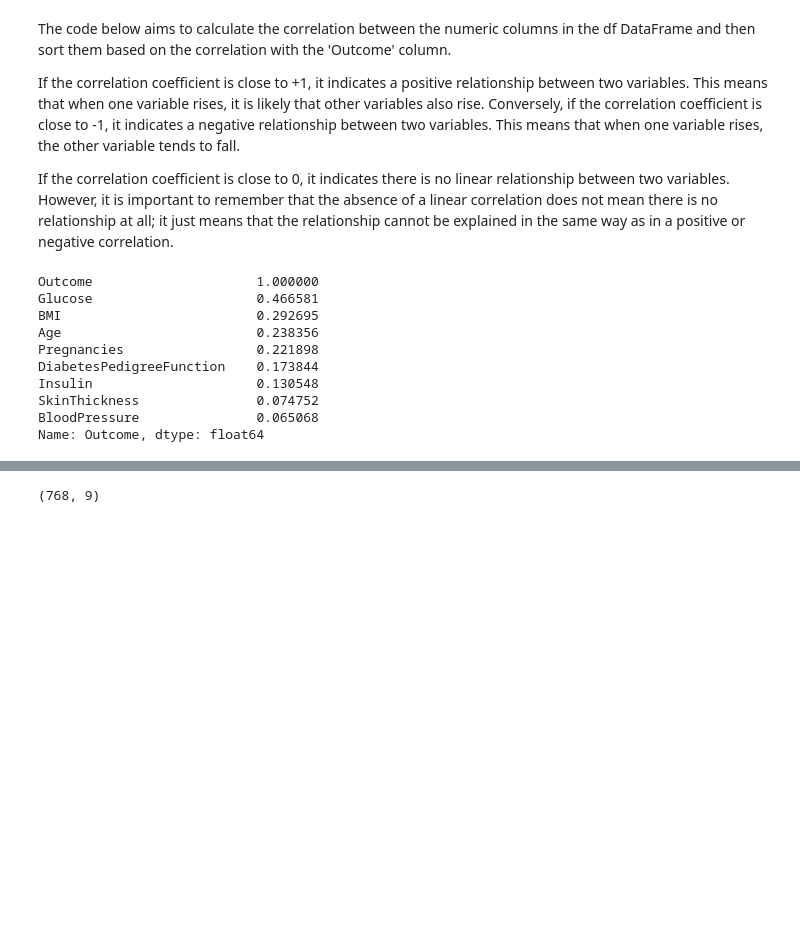
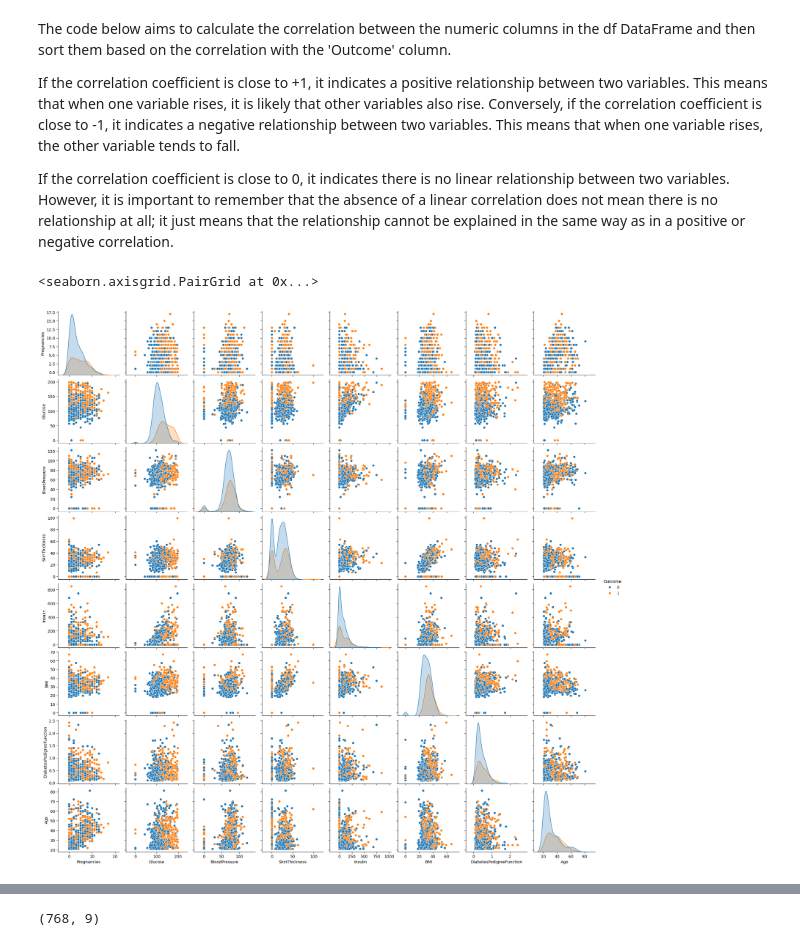
Before and after one commit to SyarifulMsth/predictive-analysis-of-diabetes, a Jupyter notebook: Notebook.ipynb, the cells around one changed output, grey strips where cells are left out. Saved outputs shown, nothing was run; the diff lists cells and outputs as text; code cells hidden in the pictures; blank space fills up the shorter version.

```diff
--- a/Notebook.ipynb
+++ b/Notebook.ipynb
@@ -166,17 +166,9 @@ The code below aims to calculate the correlation between the numeric columns in
 If the correlation coefficient is close to +1, it indicates a positive relationship between two variables. This means that when one variable rises, it is likely that other variables also rise. Conversely, if the correlation coefficient is close to -1, it indicates a negative relationship between two variables. This means that when one variable rises, the other variable tends to fall.
 
 If the correlation coefficient is close to 0, it indicates there is no linear relationship between two variables. However, it is important to remember that the absence of a linear correlation does not mean there is no relationship at all; it just means that the relationship cannot be explained in the same way as in a positive or negative correlation.
-# %%
-corr_matrix = df.corr()
-corr_matrix['Outcome'].sort_values(ascending=False)
-# %% [output]
-Outcome                     1.000000
-Glucose                     0.466581
-BMI                         0.292695
-Age                         0.238356
-Pregnancies                 0.221898
-DiabetesPedigreeFunction    0.173844
-Insulin                     0.130548
-SkinThickness               0.074752
-BloodPressure               0.065068
-Name: Outcome, dtype: float64
+# %%
+# pairplot
+sns.pairplot(df, hue="Outcome")
+# %% [output]
+<seaborn.axisgrid.PairGrid at 0x...>
+[figure, added]
```
Also changed, not shown: parts of 25 cells of this notebook, 1 other file.
